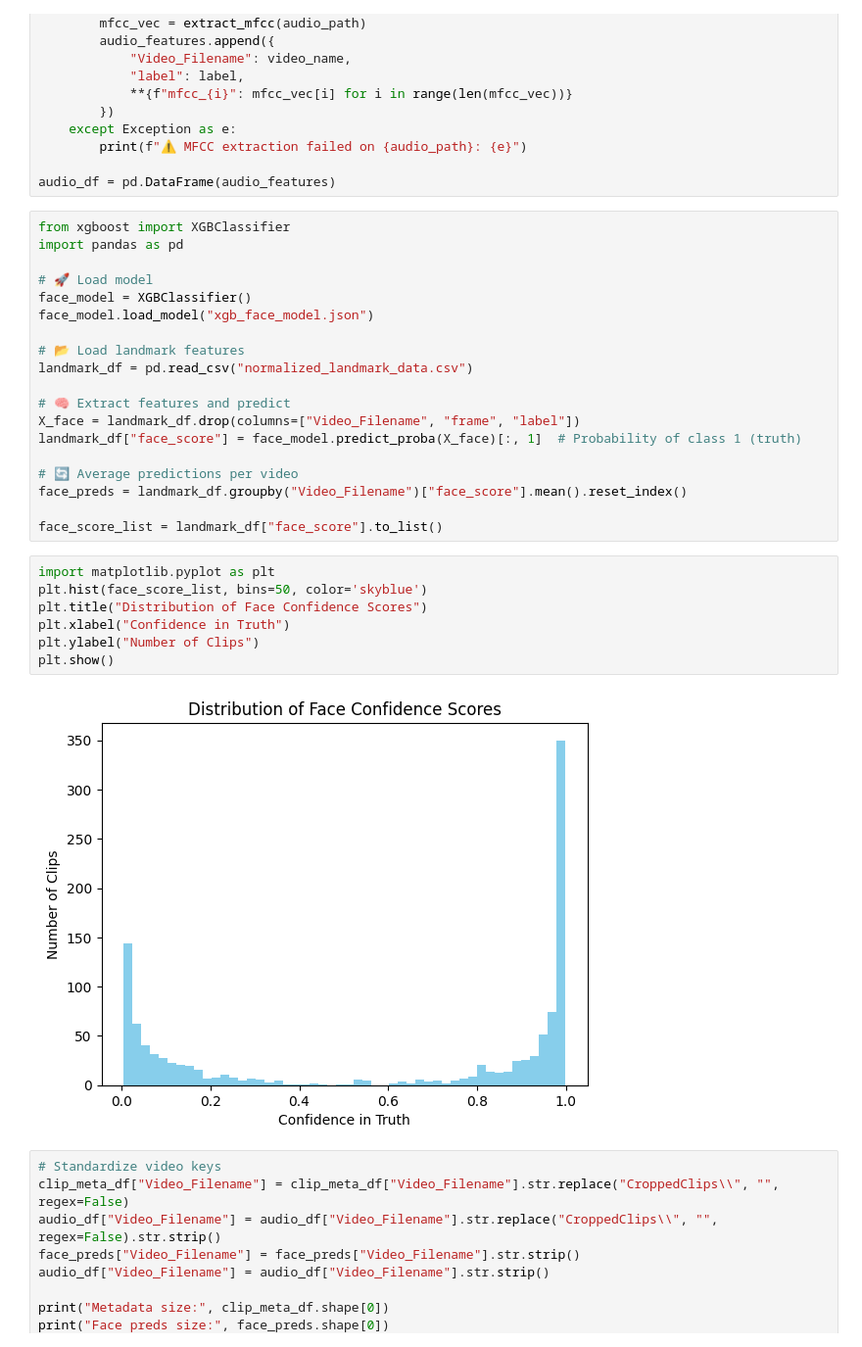
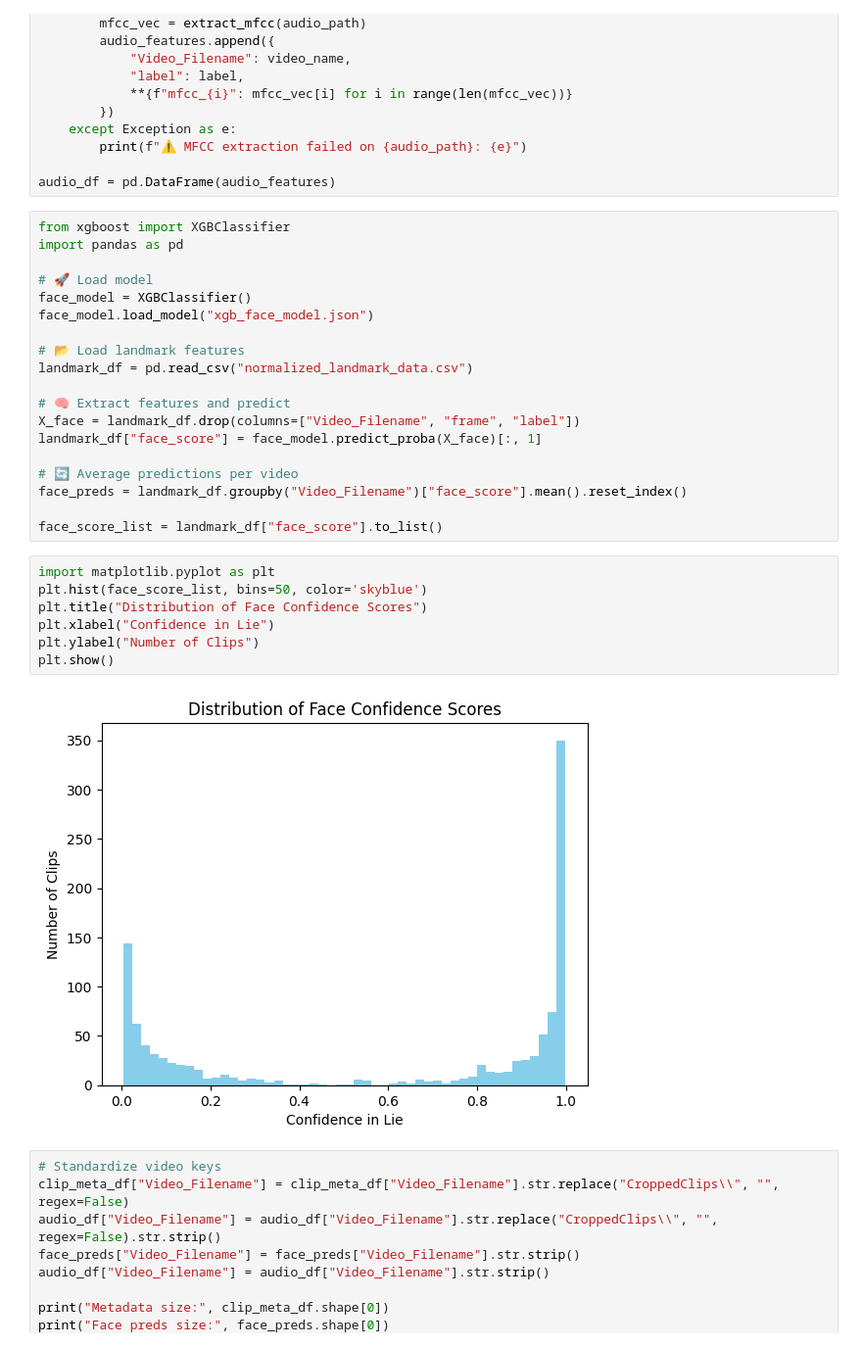
Before and after one commit to MartyBarrett/DecepTech, a Jupyter notebook: scripts/VideoAndAudioModel.ipynb, the cells around one changed output. Shown: that part at 98% size. Drawn from its saved outputs; the diff is of its cells as text.

```diff
--- a/scripts/VideoAndAudioModel.ipynb
+++ b/scripts/VideoAndAudioModel.ipynb
@@ -95,7 +95,7 @@ landmark_df = pd.read_csv("normalized_landmark_data.csv")
 
 # 🧠 Extract features and predict
 X_face = landmark_df.drop(columns=["Video_Filename", "frame", "label"])
-landmark_df["face_score"] = face_model.predict_proba(X_face)[:, 1]  # Probability of class 1 (truth)
+landmark_df["face_score"] = face_model.predict_proba(X_face)[:, 1]
 
 # 🔄 Average predictions per video
 face_preds = landmark_df.groupby("Video_Filename")["face_score"].mean().reset_index()
@@ -104,12 +104,12 @@ face_score_list = landmark_df["face_score"].to_list()
 # %%
 import matplotlib.pyplot as plt
 plt.hist(face_score_list, bins=50, color='skyblue')
 plt.title("Distribution of Face Confidence Scores")
-plt.xlabel("Confidence in Truth")
+plt.xlabel("Confidence in Lie")
 plt.ylabel("Number of Clips")
 plt.show()
 # %% [output]
-[figure, old version]
+[figure, new version]
 # %%
 # Standardize video keys
 clip_meta_df["Video_Filename"] = clip_meta_df["Video_Filename"].str.replace("CroppedClips\\", "", regex=False)
```
Also changed, not shown: 11 other files.
